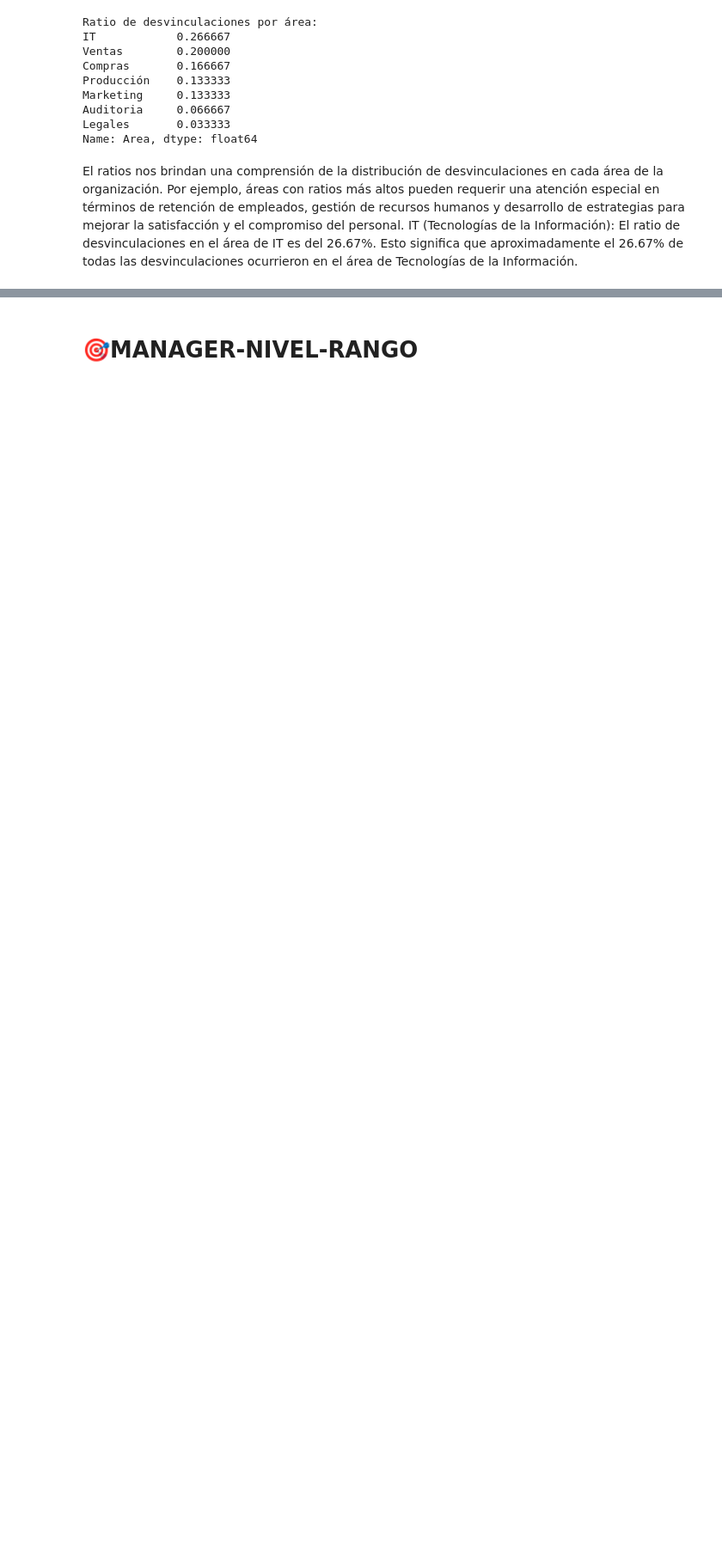
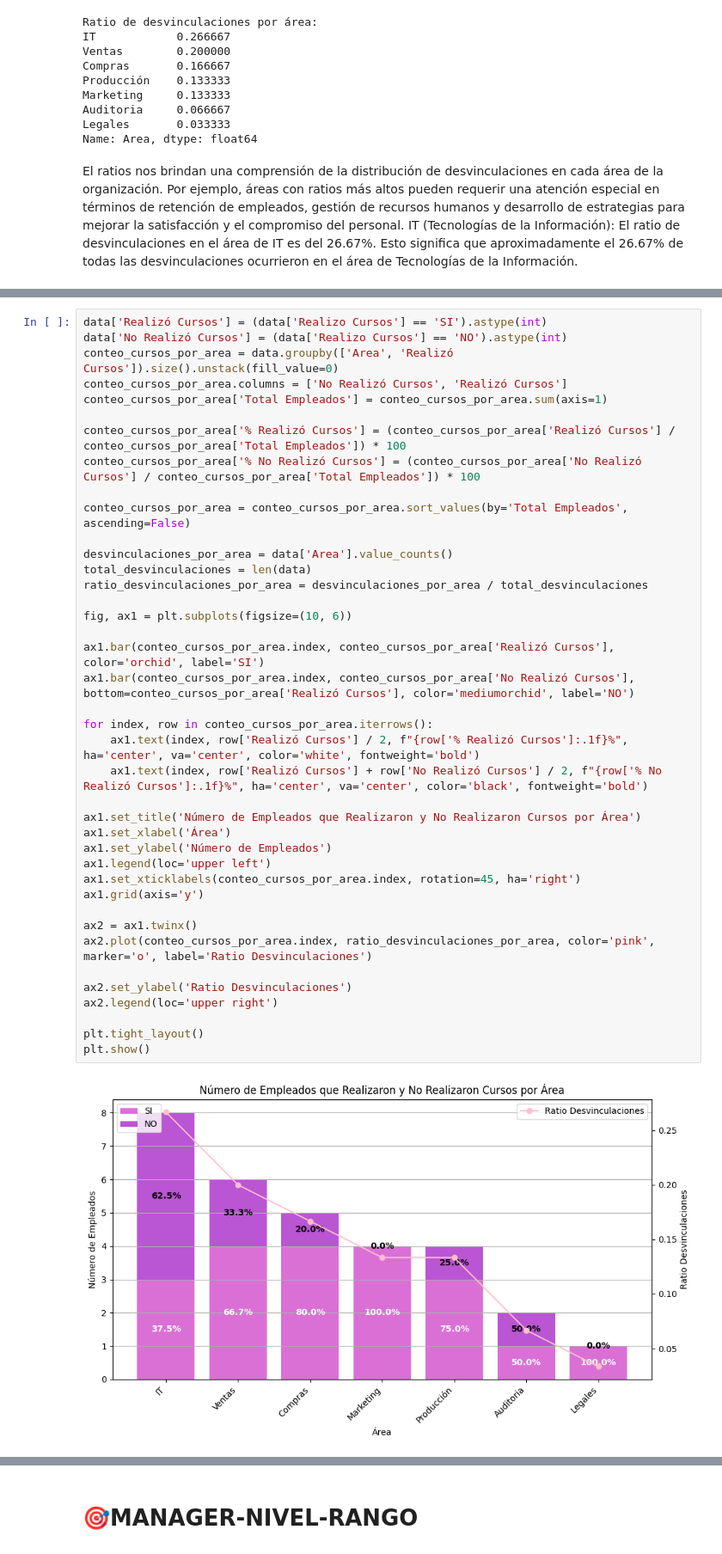
Before and after one commit to GarganoNicolas/EVDVai_DataEng, a Jupyter notebook: DESVINCULACIONES1.ipynb, the cells around one changed output, grey strips where cells are left out. Shown at 86% size. Cells and saved outputs as stored; diff of their text form; blank space fills up the shorter version.

```diff
--- a/DESVINCULACIONES1.ipynb
+++ b/DESVINCULACIONES1.ipynb
@@ -333,3 +437,45 @@ IT (Tecnologías de la Información): El ratio de desvinculaciones en el área d
+# %%
+data['Realizó Cursos'] = (data['Realizo Cursos'] == 'SI').astype(int)
+data['No Realizó Cursos'] = (data['Realizo Cursos'] == 'NO').astype(int)
+conteo_cursos_por_area = data.groupby(['Area', 'Realizó Cursos']).size().unstack(fill_value=0)
+conteo_cursos_por_area.columns = ['No Realizó Cursos', 'Realizó Cursos']
+conteo_cursos_por_area['Total Empleados'] = conteo_cursos_por_area.sum(axis=1)
+
+conteo_cursos_por_area['% Realizó Cursos'] = (conteo_cursos_por_area['Realizó Cursos'] / conteo_cursos_por_area['Total Empleados']) * 100
+conteo_cursos_por_area['% No Realizó Cursos'] = (conteo_cursos_por_area['No Realizó Cursos'] / conteo_cursos_por_area['Total Empleados']) * 100
+
+conteo_cursos_por_area = conteo_cursos_por_area.sort_values(by='Total Empleados', ascending=False)
+
+desvinculaciones_por_area = data['Area'].value_counts()
+total_desvinculaciones = len(data)
+ratio_desvinculaciones_por_area = desvinculaciones_por_area / total_desvinculaciones
+
+fig, ax1 = plt.subplots(figsize=(10, 6))
+
+ax1.bar(conteo_cursos_por_area.index, conteo_cursos_por_area['Realizó Cursos'], color='orchid', label='SI')
+ax1.bar(conteo_cursos_por_area.index, conteo_cursos_por_area['No Realizó Cursos'], bottom=conteo_cursos_por_area['Realizó Cursos'], color='mediumorchid', label='NO')
+
+for index, row in conteo_cursos_por_area.iterrows():
+    ax1.text(index, row['Realizó Cursos'] / 2, f"{row['% Realizó Cursos']:.1f}%", ha='center', va='center', color='white', fontweight='bold')
+    ax1.text(index, row['Realizó Cursos'] + row['No Realizó Cursos'] / 2, f"{row['% No Realizó Cursos']:.1f}%", ha='center', va='center', color='black', fontweight='bold')
+
+ax1.set_title('Número de Empleados que Realizaron y No Realizaron Cursos por Área')
+ax1.set_xlabel('Área')
+ax1.set_ylabel('Número de Empleados')
+ax1.legend(loc='upper left')
+ax1.set_xticklabels(conteo_cursos_por_area.index, rotation=45, ha='right')
+ax1.grid(axis='y')
+
+ax2 = ax1.twinx()
+ax2.plot(conteo_cursos_por_area.index, ratio_desvinculaciones_por_area, color='pink', marker='o', label='Ratio Desvinculaciones')
+
+ax2.set_ylabel('Ratio Desvinculaciones')
+ax2.legend(loc='upper right')
+
+plt.tight_layout()
+plt.show()
+# %% [output]
+[figure, added]
 # %%
 ratio_desvinculaciones = {
     'IT': 0.266667,
```
Also changed, not shown: parts of 31 cells of this notebook.
